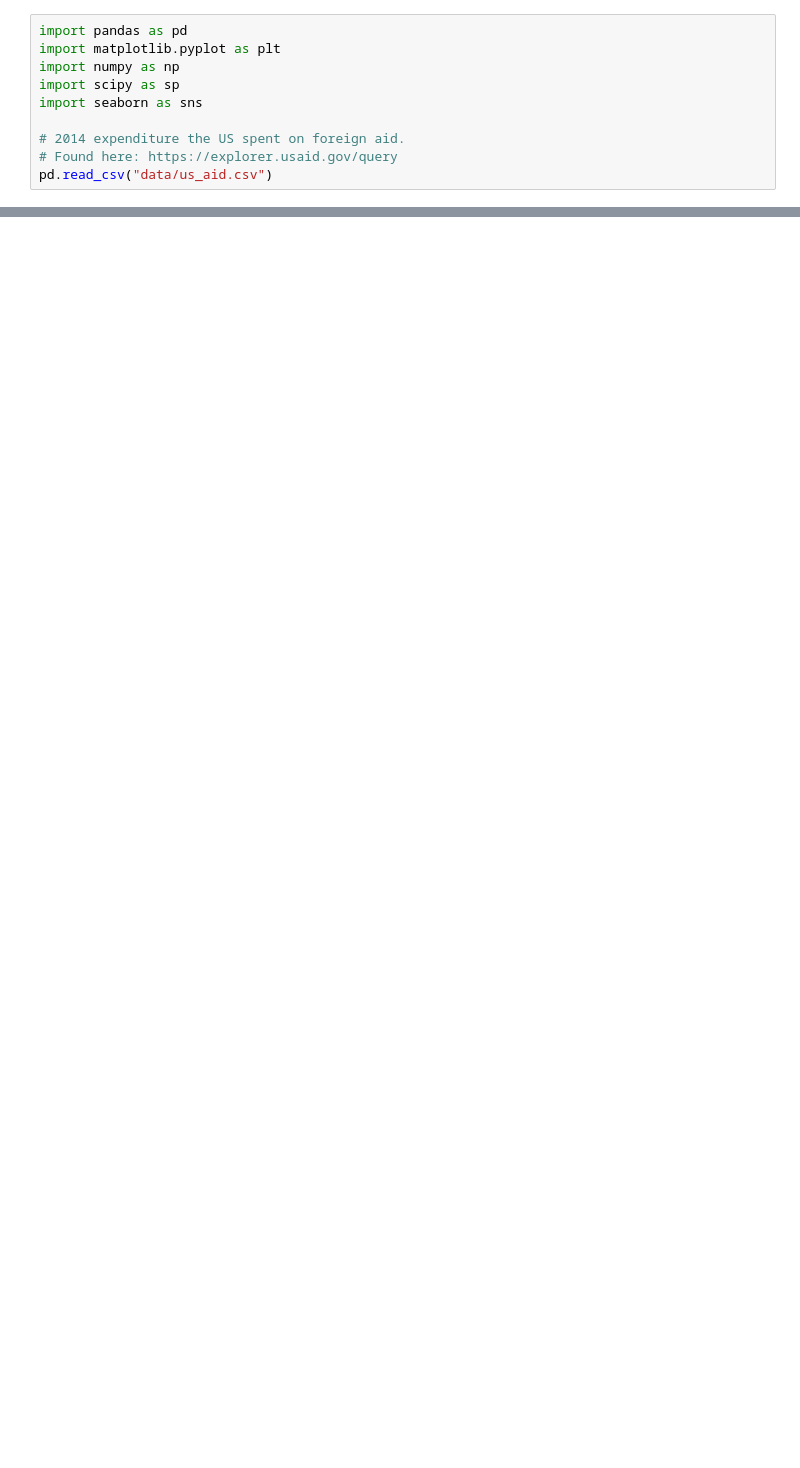
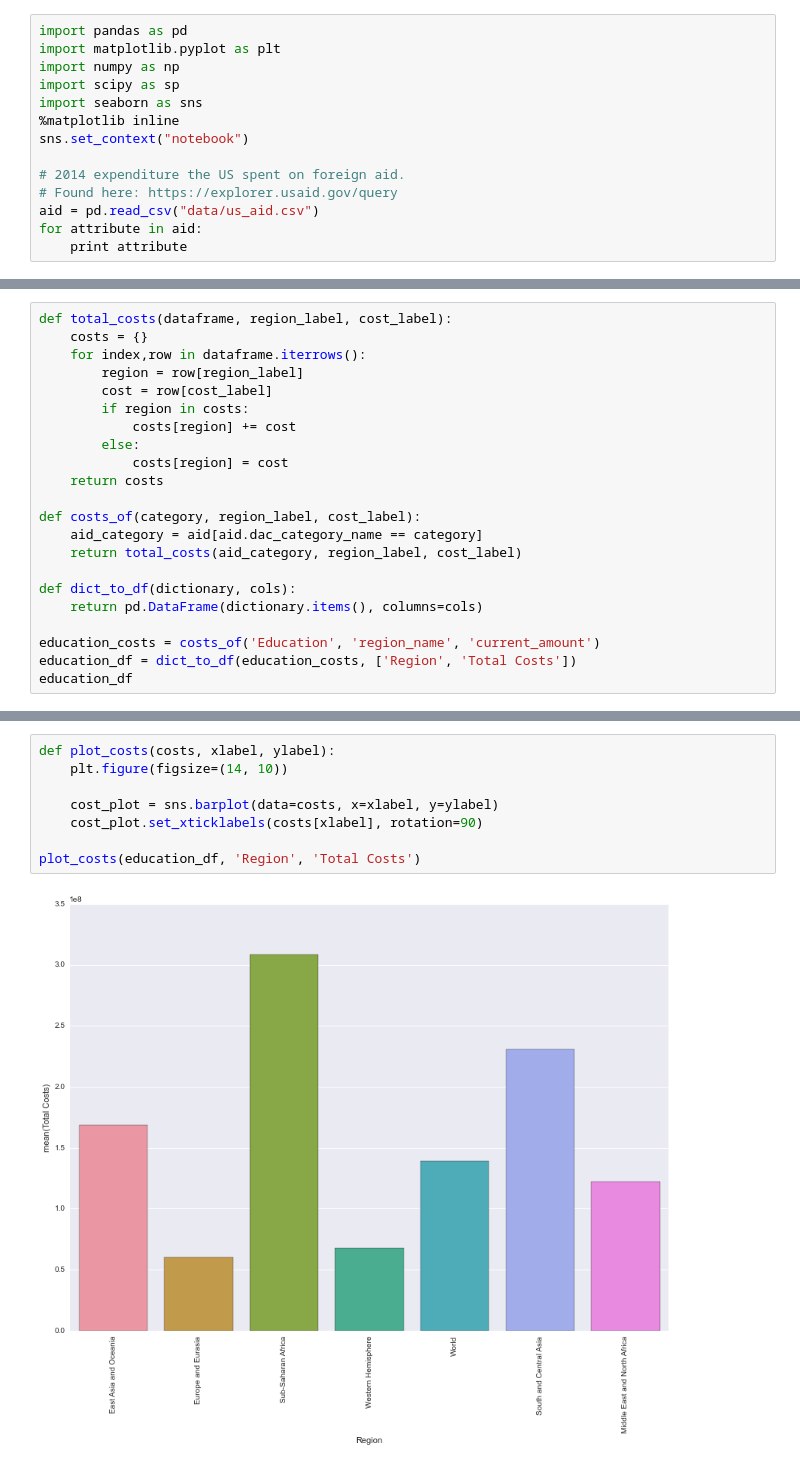
Before and after one commit to ds-proto/ds-proto.github.io, a Jupyter notebook: US_aid.ipynb, the cells around one changed output, grey strips where cells are left out. Drawn from its saved outputs; the diff is of its cells as text; blank space fills up the shorter version.

Commit message:
Implement barcharts for foreign education aid

```diff
--- a/US_aid.ipynb
+++ b/US_aid.ipynb
@@ -4,8 +4,12 @@ import matplotlib.pyplot as plt
 import numpy as np
 import scipy as sp
 import seaborn as sns
+%matplotlib inline
+sns.set_context("notebook")
 
 # 2014 expenditure the US spent on foreign aid.
 # Found here: https://explorer.usaid.gov/query
-pd.read_csv("data/us_aid.csv")
+aid = pd.read_csv("data/us_aid.csv")
+for attribute in aid:
+    print attribute
 # %% [output]
@@ -29,0 +61,22 @@ pd.read_csv("data/us_aid.csv")
+# %%
+def total_costs(dataframe, region_label, cost_label):
+    costs = {}
+    for index,row in dataframe.iterrows():
+        region = row[region_label]
+        cost = row[cost_label]
+        if region in costs:
+            costs[region] += cost
+        else:
+            costs[region] = cost
+    return costs
+
+def costs_of(category, region_label, cost_label):
+    aid_category = aid[aid.dac_category_name == category]
+    return total_costs(aid_category, region_label, cost_label)
+
+def dict_to_df(dictionary, cols):
+    return pd.DataFrame(dictionary.items(), columns=cols)
+
+education_costs = costs_of('Education', 'region_name', 'current_amount')
+education_df = dict_to_df(education_costs, ['Region', 'Total Costs'])
+education_df
@@ -29,0 +92,10 @@ pd.read_csv("data/us_aid.csv")
+# %%
+def plot_costs(costs, xlabel, ylabel):
+    plt.figure(figsize=(14, 10))
+
+    cost_plot = sns.barplot(data=costs, x=xlabel, y=ylabel)
+    cost_plot.set_xticklabels(costs[xlabel], rotation=90)
+
+plot_costs(education_df, 'Region', 'Total Costs')
+# %% [output]
+[figure, added]
```
Also changed, not shown: parts of 6 cells of this notebook.
